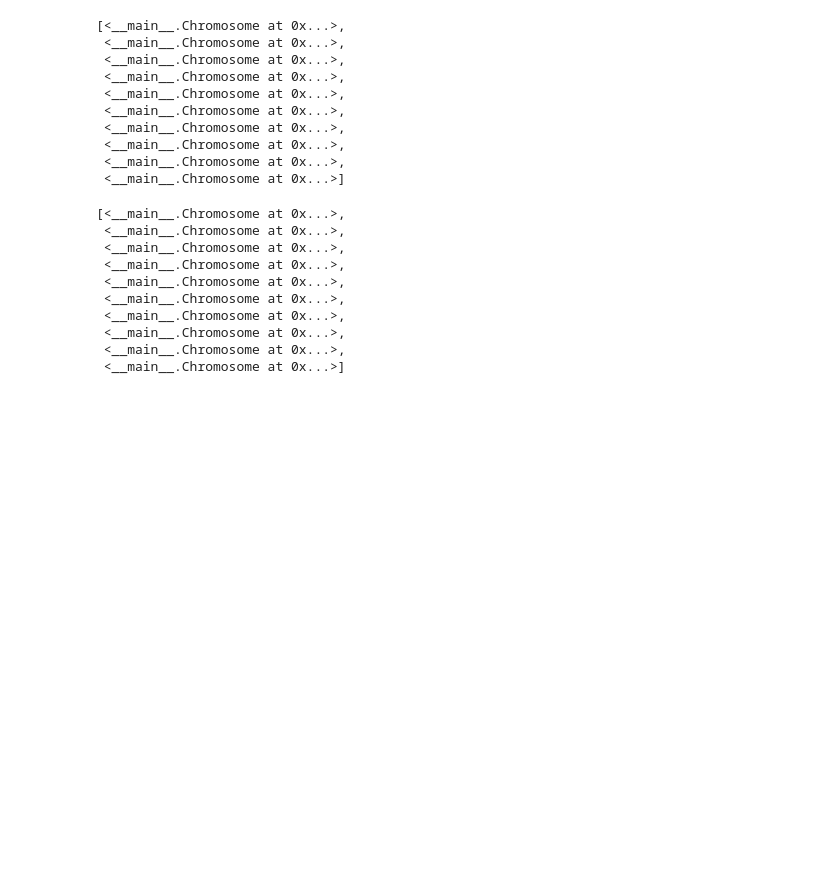
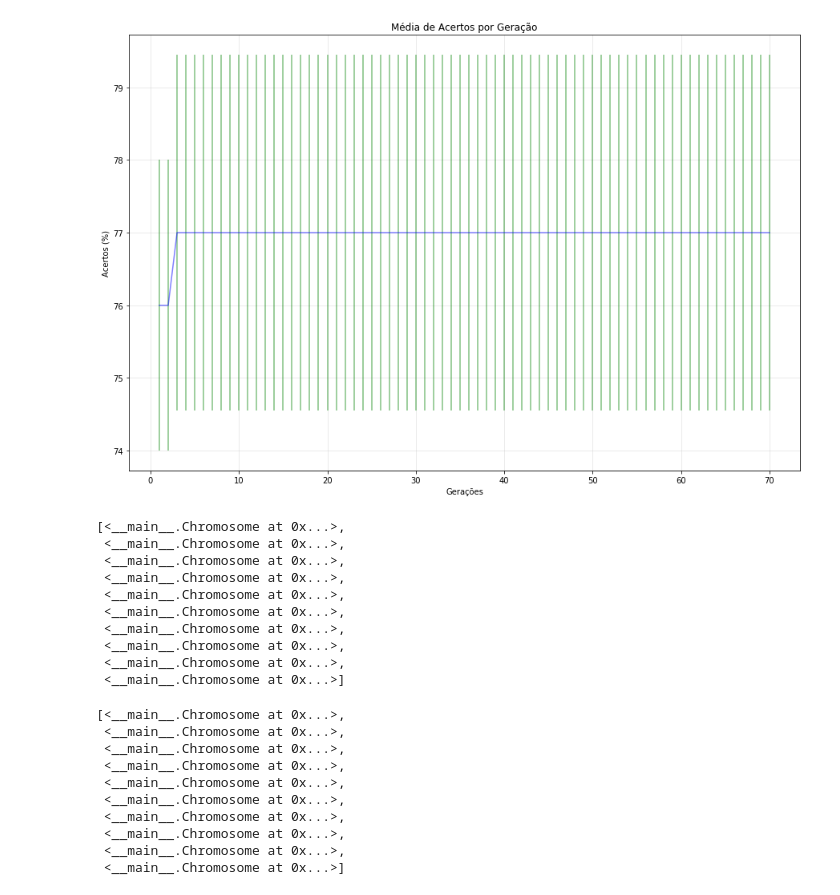
Before and after one commit to hiagop/teia, a Jupyter notebook: tarefa-03/classes.ipynb, the cells around one changed output. Saved outputs shown, nothing was run; the diff lists cells and outputs as text; code cells hidden in the pictures; blank space fills up the shorter version.

```diff
--- a/tarefa-03/classes.ipynb
+++ b/tarefa-03/classes.ipynb
@@ -523,9 +530,9 @@ psize3  =  500
 psize4  = 1000
 psize5  = 5000
 
-gcount = 5
+gcount = 60
 # %%
-ag11 = GeneticAlgorithm(alphabet=[0, 1], target=t2, psize=psize1, rsize=5, mrate=0.01, brate=0.5, sigma=0.5, gcounter=gcount, tcounter=30)
+ag11 = GeneticAlgorithm(alphabet=[0, 1], target=t1, psize=psize4, rsize=3, mrate=0.03, brate=0.7, sigma=0.01, gcounter=gcount, tcounter=1)
 # %%
 ag11.run(verbose=True)
 # %% [output]
@@ -550,3 +556,7 @@ KeyboardInterrupt:
+# %%
+ag11.plot()
+# %% [output]
+[figure, added]
 # %%
 rw11 = Randomwalk(alphabet=[0, 1], target=t1, psize=psize1, gcounter=gcount, tcounter=30)
 # %%
```
Also changed, not shown: parts of 2 cells of this notebook.
